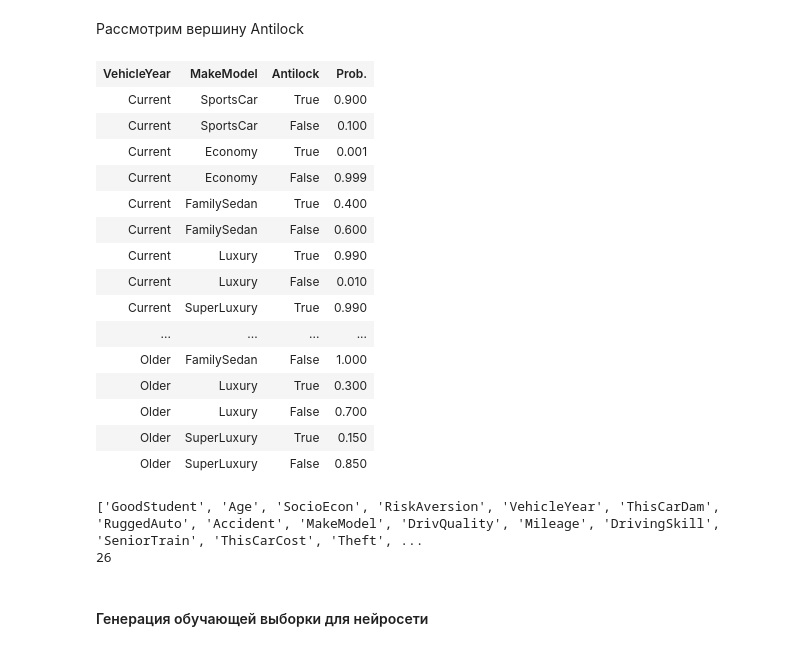
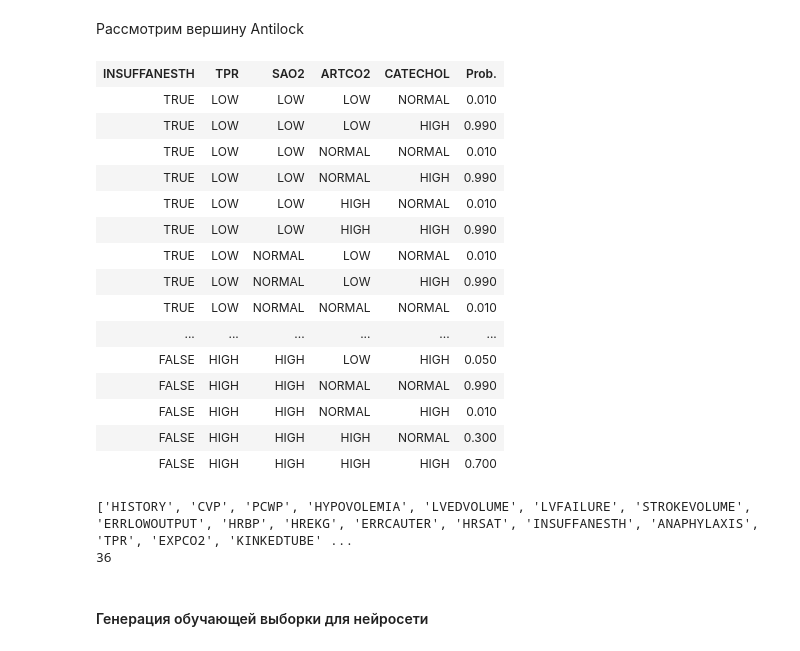
Before and after one commit to DLunin/pygraphmodels, a Jupyter notebook: notebooks/InformationNN.ipynb, the cells around one changed output. Drawn from its saved outputs; the diff is of its cells as text; code cells hidden in the pictures.

```diff
--- a/notebooks/InformationNN.ipynb
+++ b/notebooks/InformationNN.ipynb
@@ -18,7 +24,7 @@ import graphmodels as gm
 # %% [markdown]
 Загружаем байесовскую сеть insurance -- в ней достаточно вершин, чтобы задача была нетривиальной, но при этом вычисления не занимают много времени.
 # %%
-dgm = gm.DGM.read('../networks/insurance.bif')
+dgm = gm.DGM.read('../networks/alarm.bif')
 # %%
 n_nodes = len(dgm.nodes()) # количество вершин
 n_nodes
@@ -42,25 +48,26 @@ data = dgm.rvs(size=100000)
 # %% [markdown]
 Рассмотрим вершину Antilock
 # %%
-fact = dgm.cpd('Antilock')
+target = 'CATECHOL'
+fact = dgm.cpd(target)
 fact
 # %% [output]
-| VehicleYear | MakeModel | Antilock | Prob. |
-| Current | SportsCar | True | 0.900 |
-| Current | SportsCar | False | 0.100 |
-| Current | Economy | True | 0.001 |
-| Current | Economy | False | 0.999 |
-| Current | FamilySedan | True | 0.400 |
-| Current | FamilySedan | False | 0.600 |
-| Current | Luxury | True | 0.990 |
-| Current | Luxury | False | 0.010 |
-| Current | SuperLuxury | True | 0.990 |
-| ... | ... | ... | ... |
-| Older | FamilySedan | False | 1.000 |
-| Older | Luxury | True | 0.300 |
-| Older | Luxury | False | 0.700 |
-| Older | SuperLuxury | True | 0.150 |
-| Older | SuperLuxury | False | 0.850 |
+| INSUFFANESTH | TPR | SAO2 | ARTCO2 | CATECHOL | Prob. |
+| TRUE | LOW | LOW | LOW | NORMAL | 0.010 |
+| TRUE | LOW | LOW | LOW | HIGH | 0.990 |
+| TRUE | LOW | LOW | NORMAL | NORMAL | 0.010 |
+| TRUE | LOW | LOW | NORMAL | HIGH | 0.990 |
+| TRUE | LOW | LOW | HIGH | NORMAL | 0.010 |
+| TRUE | LOW | LOW | HIGH | HIGH | 0.990 |
+| TRUE | LOW | NORMAL | LOW | NORMAL | 0.010 |
+| TRUE | LOW | NORMAL | LOW | HIGH | 0.990 |
+| TRUE | LOW | NORMAL | NORMAL | NORMAL | 0.010 |
+| ... | ... | ... | ... | ... | ... |
+| FALSE | HIGH | HIGH | LOW | HIGH | 0.050 |
+| FALSE | HIGH | HIGH | NORMAL | NORMAL | 0.990 |
+| FALSE | HIGH | HIGH | NORMAL | HIGH | 0.010 |
+| FALSE | HIGH | HIGH | HIGH | NORMAL | 0.300 |
+| FALSE | HIGH | HIGH | HIGH | HIGH | 0.700 |
 # %%
 def generate_subset(target, factor, kmin=1, kmax=4, size=1):
     """
@@ -82,12 +89,12 @@ def generate_subset(target, factor, kmin=1, kmax=4, size=1):
     return np.vstack(result), np.hstack(score)
 # %%
 args = list(fact.arguments)
-args.remove('Antilock')
+args.remove(target)
 print(args)
 print(len(args))
 # %% [output]
-['GoodStudent', 'Age', 'SocioEcon', 'RiskAversion', 'VehicleYear', 'ThisCarDam', 'RuggedAuto', 'Accident', 'MakeModel', 'DrivQuality', 'Mileage', 'DrivingSkill', 'SeniorTrain', 'ThisCarCost', 'Theft', ...
-26
+['HISTORY', 'CVP', 'PCWP', 'HYPOVOLEMIA', 'LVEDVOLUME', 'LVFAILURE', 'STROKEVOLUME', 'ERRLOWOUTPUT', 'HRBP', 'HREKG', 'ERRCAUTER', 'HRSAT', 'INSUFFANESTH', 'ANAPHYLAXIS', 'TPR', 'EXPCO2', 'KINKEDTUBE' ...
+36
 # %% [markdown]
 #### Генерация обучающей выборки для нейросети
 # %%
```
Also changed, not shown: parts of 42 cells of this notebook.
